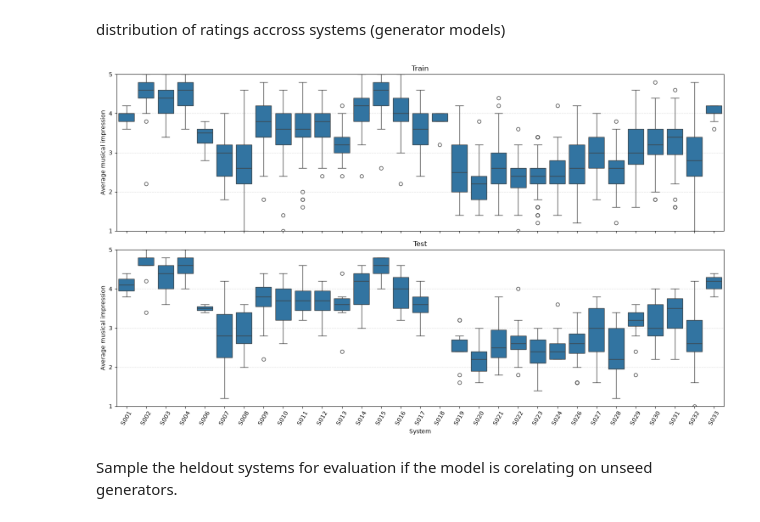
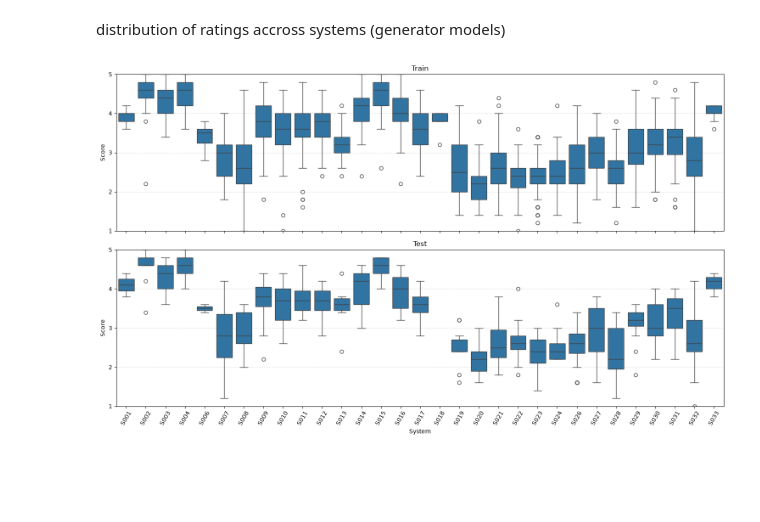
Before and after one commit to gamemeine/music-gen-eval, a Jupyter notebook: notebooks/1.0-gs-musiceval-full-overview.ipynb, the cells around one changed output. Drawn from its saved outputs; the diff is of its cells as text; code cells hidden in the pictures; blank space fills up the shorter version.

```diff
--- a/notebooks/1.0-gs-musiceval-full-overview.ipynb
+++ b/notebooks/1.0-gs-musiceval-full-overview.ipynb
@@ -52,36 +54,37 @@ distribution of ratings accross systems (generator models)
 # %%
 import matplotlib.pyplot as plt
 import seaborn as sns
 
-fig, axes = plt.subplots(2, 1, figsize=(15, 9), sharex=True, sharey=True)
+def plot_score_distribution(train_df, test_df, score_col="musical_impression"):
+    fig, axes = plt.subplots(2, 1, figsize=(15, 9), sharex=True, sharey=True)
 
-order = sorted(
-    set(train_df["system"]) | set(test_df["system"]),
-    key=lambda system: int(system[1:]),
-)
-
-for ax, frame, title in zip(axes, [train_df, test_df], ["Train", "Test"]):
-    sns.boxplot(
-        data=frame,
-        x="system",
-        y="musical_impression",
-        order=order,
-        ax=ax,
+    order = sorted(
+        set(train_df["system"]) | set(test_df["system"]),
+        key=lambda system: int(system[1:]),
     )
 
-    ax.set_title(title)
-    ax.set_xlabel("System")
-    ax.set_ylabel("Average musical impression")
-    ax.set_ylim(1, 5)
-    ax.set_yticks([1, 2, 3, 4, 5])
-    ax.set_axisbelow(True)
-    ax.grid(axis="y", linestyle="--", alpha=0.4)
+    for ax, frame, title in zip(axes, [train_df, test_df], ["Train", "Test"]):
+        sns.boxplot(
+            data=frame,
+            x="system",
+            y=score_col,
+            order=order,
+            ax=ax,
+        )
 
-axes[1].tick_params(axis="x", rotation=60)
+        ax.set_title(title)
+        ax.set_xlabel("System")
+        ax.set_ylabel("Score")
+        ax.set_ylim(1, 5)
+        ax.set_yticks([1, 2, 3, 4, 5])
+        ax.set_axisbelow(True)
+        ax.grid(axis="y", linestyle="--", alpha=0.4)
 
-plt.tight_layout()
-plt.show()
+    axes[1].tick_params(axis="x", rotation=60)
+
+    plt.tight_layout()
+    plt.show()
+
+plot_score_distribution(train_df, test_df)
 # %% [output]
-[figure, old version]
+[figure, new version]
-# %% [markdown]
-Sample the heldout systems for evaluation if the model is corelating on unseed generators.
```
Also changed, not shown: parts of 12 cells of this notebook, 6 other files.
